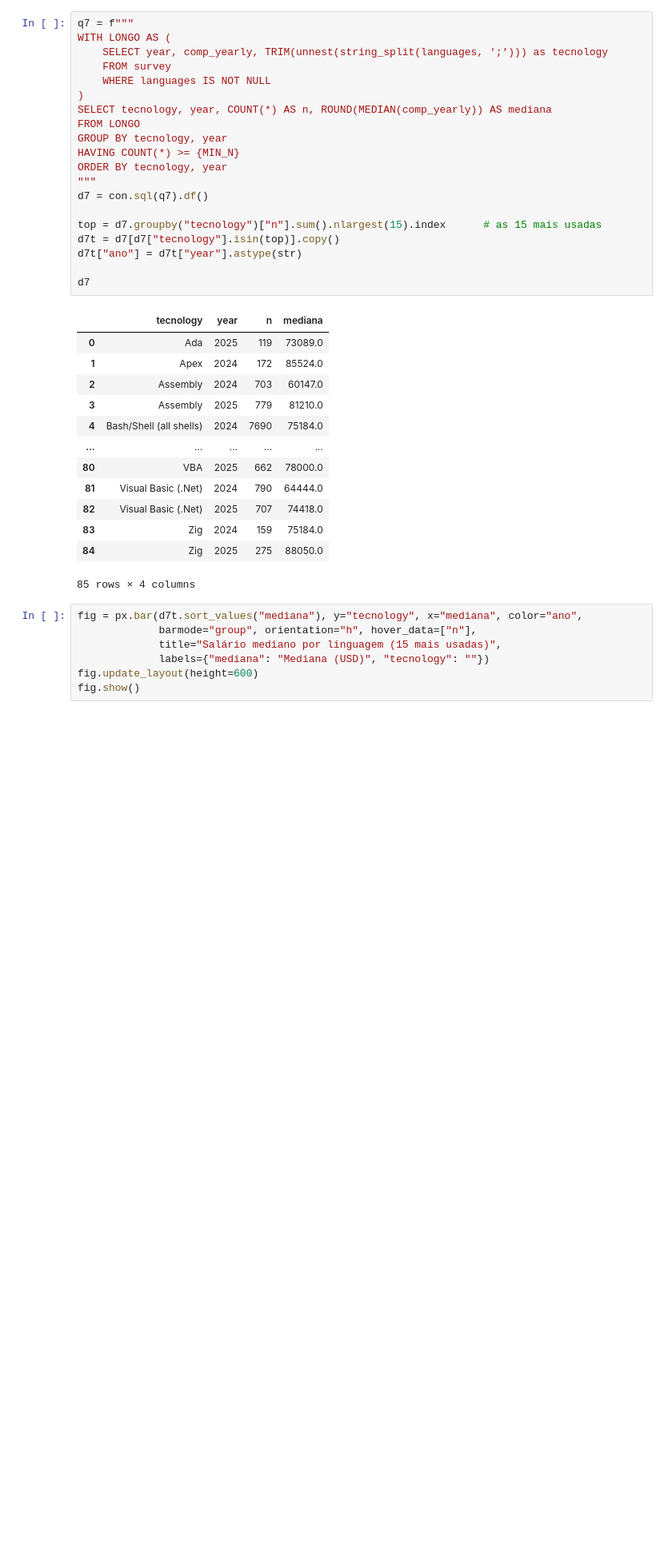
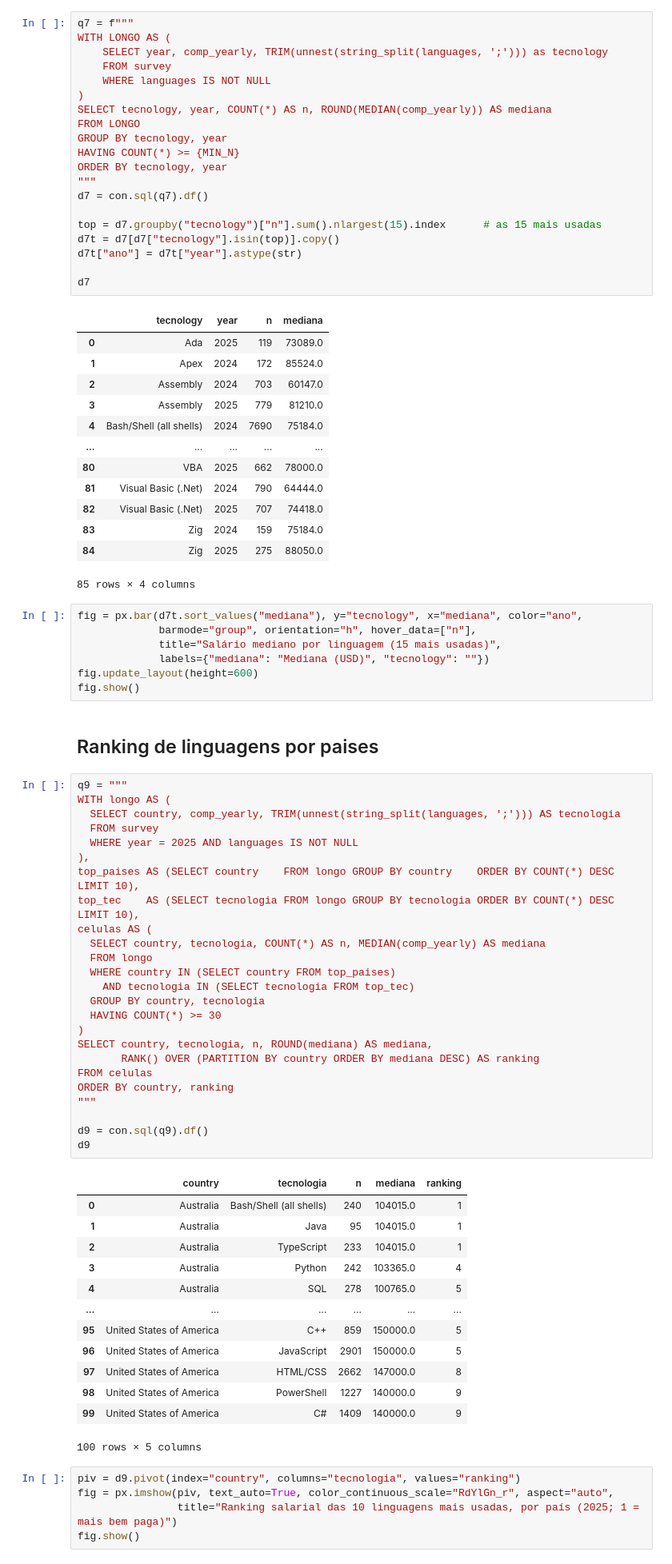
Before and after one commit to RodrigoMF545/Artificial-intelligence-and-the-labor-market, a Jupyter notebook: notebooks/eda_sql.ipynb, the cells around one changed output. Shown at 80% size. Cells and saved outputs as stored; diff of their text form; blank space fills up the shorter version.

Commit message:
add query of ranking languages per countries adn query Confidence in AI accuracy, among users

```diff
--- a/notebooks/eda_sql.ipynb
+++ b/notebooks/eda_sql.ipynb
@@ -508,3 +508,49 @@ fig = px.bar(d7t.sort_values("mediana"), y="tecnology", x="mediana", color="ano"
              labels={"mediana": "Mediana (USD)", "tecnology": ""})
 fig.update_layout(height=600)
 fig.show()
+# %% [markdown]
+## Ranking de linguagens por paises
+# %%
+q9 = """
+WITH longo AS (
+  SELECT country, comp_yearly, TRIM(unnest(string_split(languages, ';'))) AS tecnologia
+  FROM survey
+  WHERE year = 2025 AND languages IS NOT NULL
+),
+top_paises AS (SELECT country    FROM longo GROUP BY country    ORDER BY COUNT(*) DESC LIMIT 10),
+top_tec    AS (SELECT tecnologia FROM longo GROUP BY tecnologia ORDER BY COUNT(*) DESC LIMIT 10),
+celulas AS (
+  SELECT country, tecnologia, COUNT(*) AS n, MEDIAN(comp_yearly) AS mediana
+  FROM longo
+  WHERE country IN (SELECT country FROM top_paises)
+    AND tecnologia IN (SELECT tecnologia FROM top_tec)
+  GROUP BY country, tecnologia
+  HAVING COUNT(*) >= 30
+)
+SELECT country, tecnologia, n, ROUND(mediana) AS mediana,
+       RANK() OVER (PARTITION BY country ORDER BY mediana DESC) AS ranking
+FROM celulas
+ORDER BY country, ranking
+"""
+
+d9 = con.sql(q9).df()
+d9
+# %% [output]
+|  | country | tecnologia | n | mediana | ranking |
+| 0 | Australia | Bash/Shell (all shells) | 240 | 104015.0 | 1 |
+| 1 | Australia | Java | 95 | 104015.0 | 1 |
+| 2 | Australia | TypeScript | 233 | 104015.0 | 1 |
+| 3 | Australia | Python | 242 | 103365.0 | 4 |
+| 4 | Australia | SQL | 278 | 100765.0 | 5 |
+| ... | ... | ... | ... | ... | ... |
+| 95 | United States of America | C++ | 859 | 150000.0 | 5 |
+| 96 | United States of America | JavaScript | 2901 | 150000.0 | 5 |
+| 97 | United States of America | HTML/CSS | 2662 | 147000.0 | 8 |
+| 98 | United States of America | PowerShell | 1227 | 140000.0 | 9 |
+| 99 | United States of America | C# | 1409 | 140000.0 | 9 |
+100 rows × 5 columns
+# %%
+piv = d9.pivot(index="country", columns="tecnologia", values="ranking")
+fig = px.imshow(piv, text_auto=True, color_continuous_scale="RdYlGn_r", aspect="auto",
+                title="Ranking salarial das 10 linguagens mais usadas, por país (2025; 1 = mais bem paga)")
+fig.show()
```
Also changed, not shown: parts of 3 cells of this notebook.
